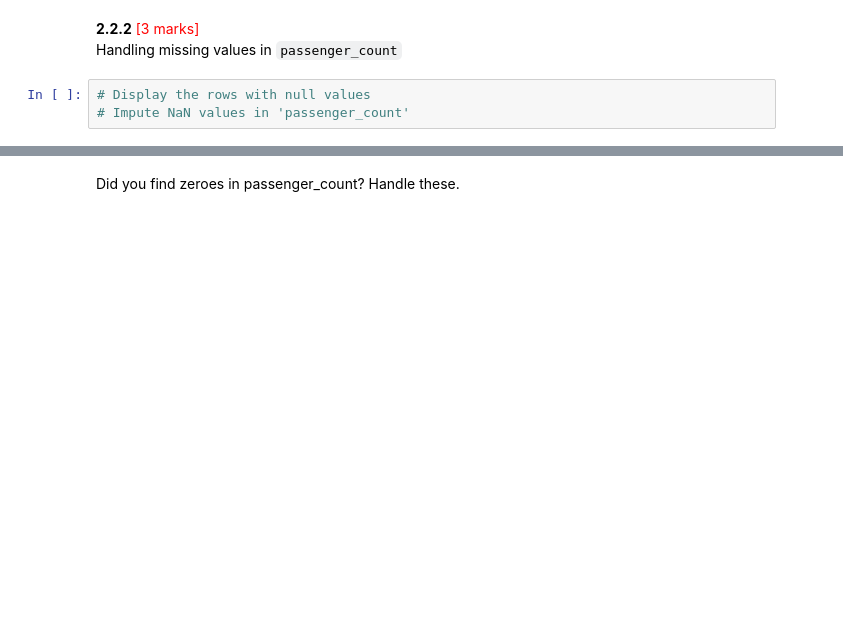
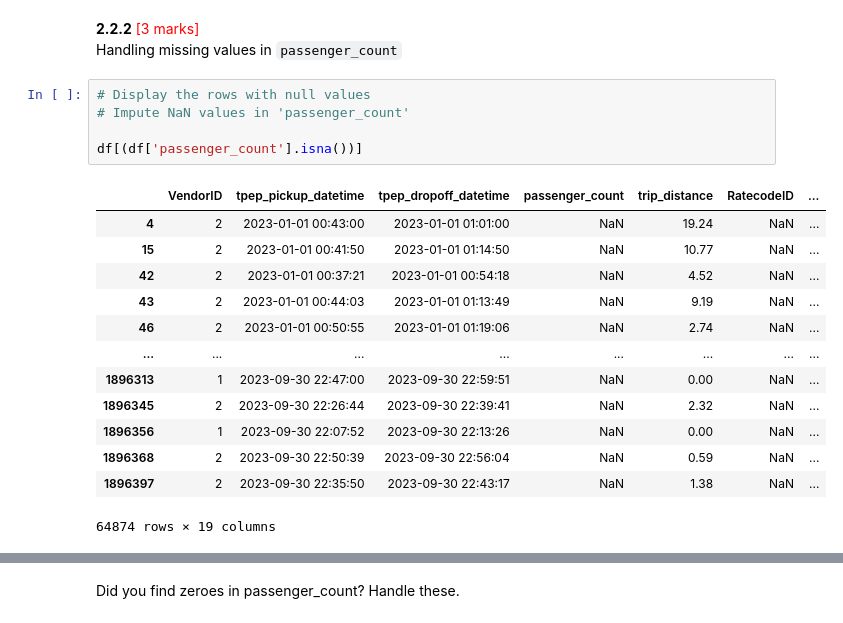
Before and after one commit to mpyar/eda_nyc_taxi, a Jupyter notebook: Analysis/EDA_Assg_NYC_Taxi_Starter.ipynb, the cells around one changed output, grey strips where cells are left out. Cells and saved outputs as stored; diff of their text form; blank space fills up the shorter version.

```diff
--- a/Analysis/EDA_Assg_NYC_Taxi_Starter.ipynb
+++ b/Analysis/EDA_Assg_NYC_Taxi_Starter.ipynb
@@ -469,3 +490,19 @@ Handling missing values in `passenger_count`
 # %%
 # Display the rows with null values
 # Impute NaN values in 'passenger_count'
+
+df[(df['passenger_count'].isna())]
+# %% [output]
+|  | VendorID | tpep_pickup_datetime | tpep_dropoff_datetime | passenger_count | trip_distance | RatecodeID | ... |
+| 4 | 2 | 2023-01-01 00:43:00 | 2023-01-01 01:01:00 | NaN | 19.24 | NaN | ... |
+| 15 | 2 | 2023-01-01 00:41:50 | 2023-01-01 01:14:50 | NaN | 10.77 | NaN | ... |
+| 42 | 2 | 2023-01-01 00:37:21 | 2023-01-01 00:54:18 | NaN | 4.52 | NaN | ... |
+| 43 | 2 | 2023-01-01 00:44:03 | 2023-01-01 01:13:49 | NaN | 9.19 | NaN | ... |
+| 46 | 2 | 2023-01-01 00:50:55 | 2023-01-01 01:19:06 | NaN | 2.74 | NaN | ... |
+| ... | ... | ... | ... | ... | ... | ... | ... |
+| 1896313 | 1 | 2023-09-30 22:47:00 | 2023-09-30 22:59:51 | NaN | 0.00 | NaN | ... |
+| 1896345 | 2 | 2023-09-30 22:26:44 | 2023-09-30 22:39:41 | NaN | 2.32 | NaN | ... |
+| 1896356 | 1 | 2023-09-30 22:07:52 | 2023-09-30 22:13:26 | NaN | 0.00 | NaN | ... |
+| 1896368 | 2 | 2023-09-30 22:50:39 | 2023-09-30 22:56:04 | NaN | 0.59 | NaN | ... |
+| 1896397 | 2 | 2023-09-30 22:35:50 | 2023-09-30 22:43:17 | NaN | 1.38 | NaN | ... |
+64874 rows × 19 columns
```
Also changed, not shown: parts of 27 cells of this notebook, 1 other file.
